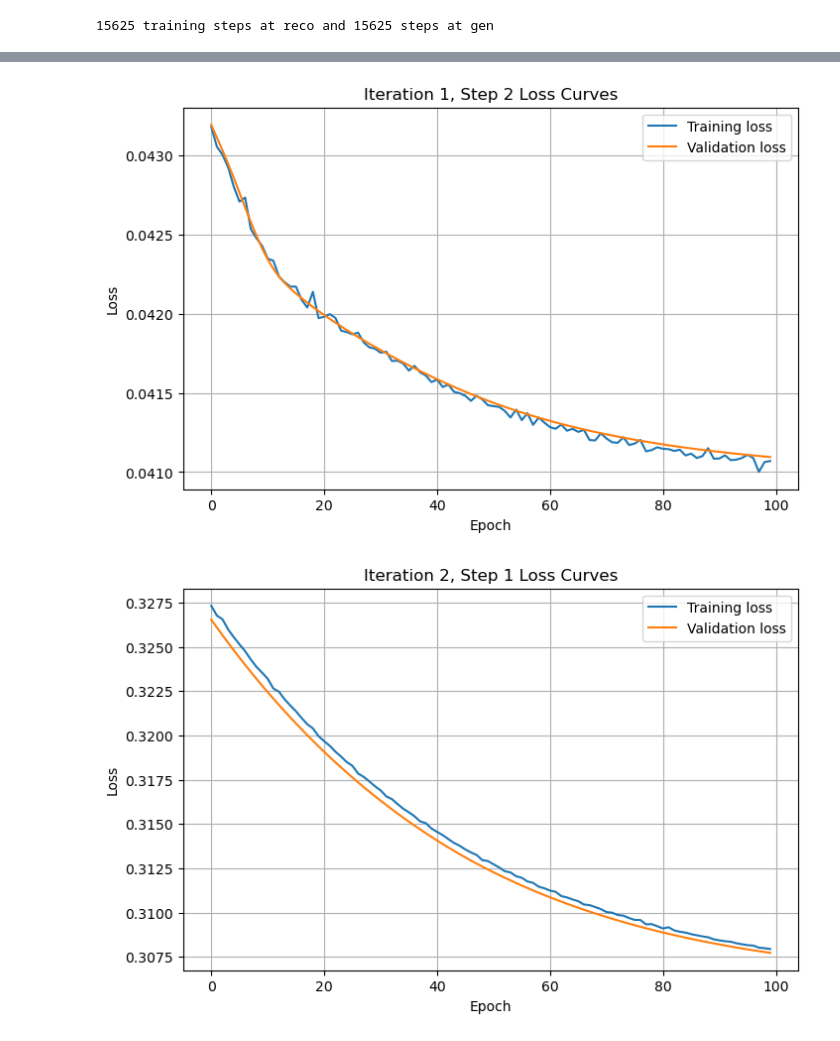
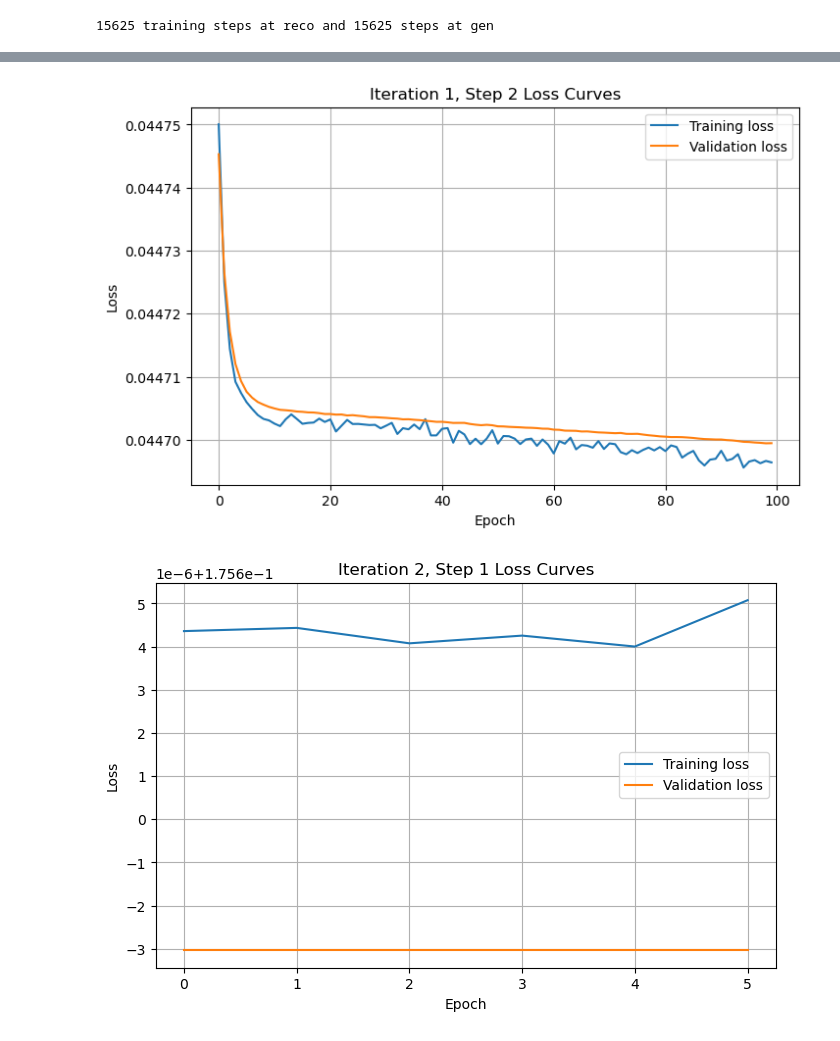
Before and after one commit to josefmurnauer/omnifold, a Jupyter notebook: Unfolding_testbook.ipynb, the cells around one changed output, grey strips where cells are left out. Saved outputs shown, nothing was run; the diff lists cells and outputs as text; code cells hidden in the pictures.

Commit message:
New data

```diff
--- a/Unfolding_testbook.ipynb
+++ b/Unfolding_testbook.ipynb
@@ -469,9 +521,9 @@ unfolded_weights = np.load("/scratch/mjosef/Unfolding/omnifold/weights_real-data
 import pickle
 import os
 # Set these to your parameters
-weights_folder = '/scratch/mjosef/Unfolding/omnifold/weights_real-data'
-name = "WWbb_transformer_real-data"
-niter = 4
+weights_folder = '/scratch/mjosef/Unfolding/omnifold/weights_real-data_scaled'
+name = "WWbb_real-data_scaled"
+niter = 3
 n_ensemble = 1
 # Loop over iterations and steps
 for iteration in range(niter):
@@ -515,2 +567,2 @@ for iteration in range(niter):
-[figure, old version]
+[figure, new version]
-[figure, old version]
+[figure, new version]
```
Also changed, not shown: parts of 32 cells of this notebook.
